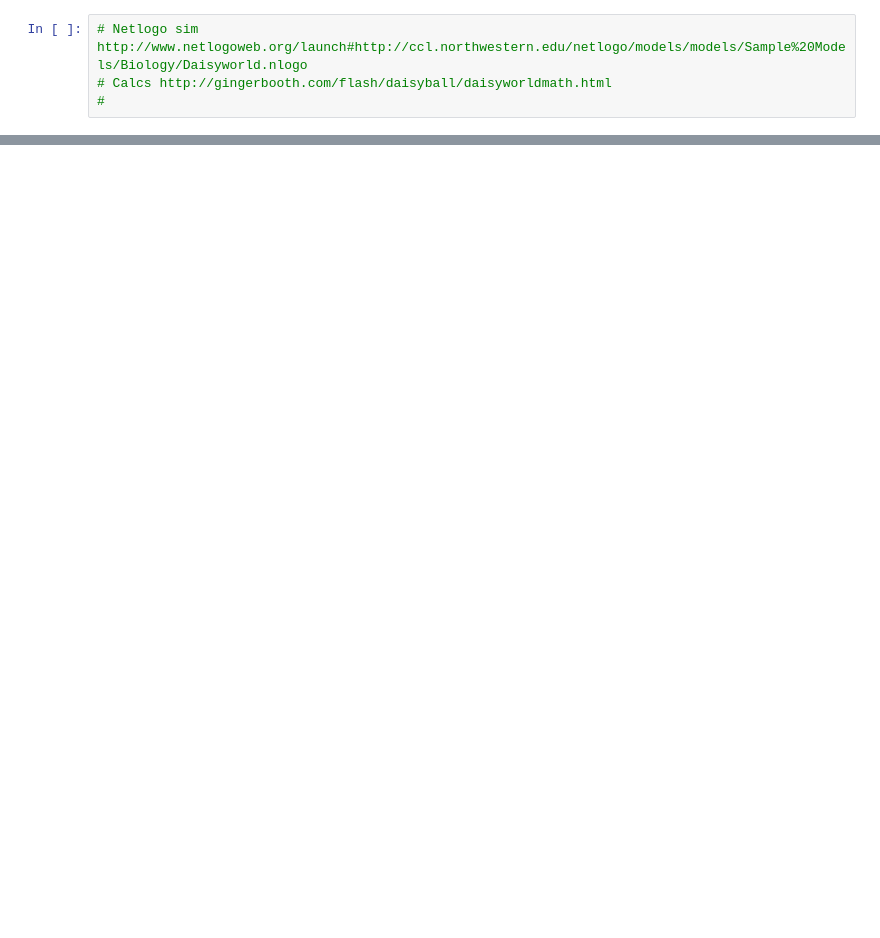
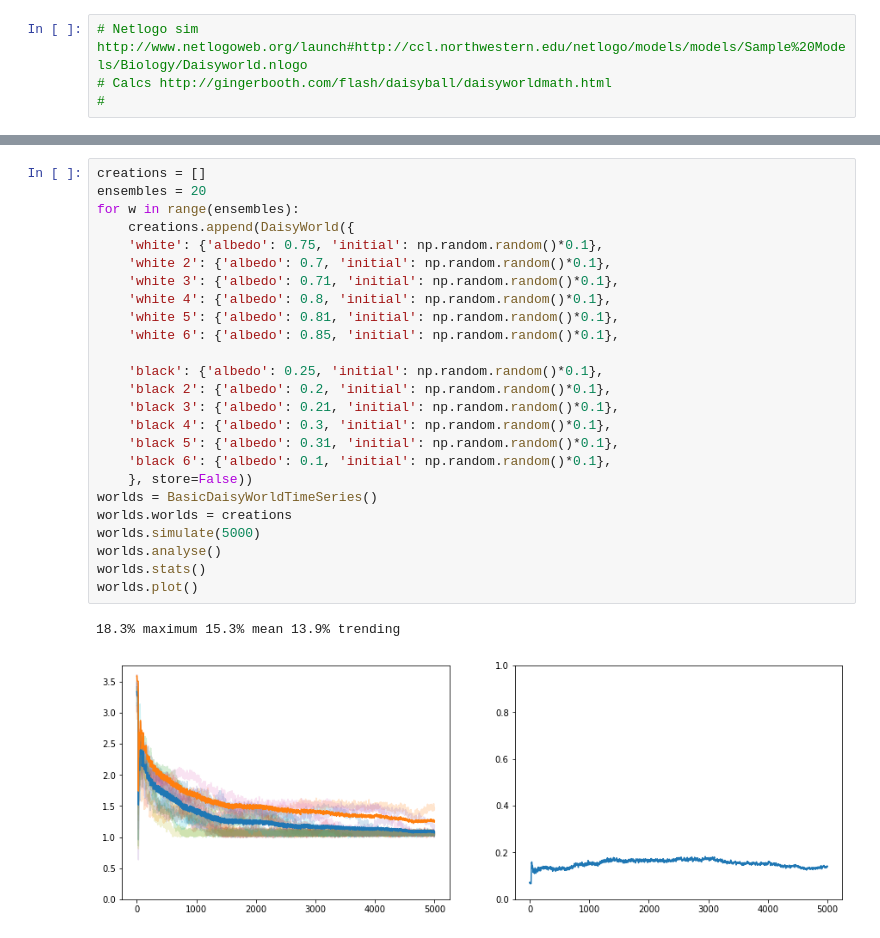
Before and after one commit to timjdavey/incoherence, a Jupyter notebook: notebooks/Analysis Daisyworld.ipynb, the cells around one changed output, grey strips where cells are left out. Saved outputs shown, nothing was run; the diff lists cells and outputs as text; blank space fills up the shorter version.

```diff
--- a/notebooks/Analysis Daisyworld.ipynb
+++ b/notebooks/Analysis Daisyworld.ipynb
@@ -41,0 +140,28 @@ dtype: float64
+# %%
+creations = []
+ensembles = 20
+for w in range(ensembles):
+    creations.append(DaisyWorld({
+    'white': {'albedo': 0.75, 'initial': np.random.random()*0.1},
+    'white 2': {'albedo': 0.7, 'initial': np.random.random()*0.1},
+    'white 3': {'albedo': 0.71, 'initial': np.random.random()*0.1},
+    'white 4': {'albedo': 0.8, 'initial': np.random.random()*0.1},
+    'white 5': {'albedo': 0.81, 'initial': np.random.random()*0.1},
+    'white 6': {'albedo': 0.85, 'initial': np.random.random()*0.1},
+
+    'black': {'albedo': 0.25, 'initial': np.random.random()*0.1},
+    'black 2': {'albedo': 0.2, 'initial': np.random.random()*0.1},
+    'black 3': {'albedo': 0.21, 'initial': np.random.random()*0.1},
+    'black 4': {'albedo': 0.3, 'initial': np.random.random()*0.1},
+    'black 5': {'albedo': 0.31, 'initial': np.random.random()*0.1},
+    'black 6': {'albedo': 0.1, 'initial': np.random.random()*0.1},
+    }, store=False))
+worlds = BasicDaisyWorldTimeSeries()
+worlds.worlds = creations
+worlds.simulate(5000)
+worlds.analyse()
+worlds.stats()
+worlds.plot()
+# %% [output]
+18.3% maximum 15.3% mean 13.9% trending
+[figure, added]
```
Also changed, not shown: parts of 9 cells of this notebook, 3 other files.
